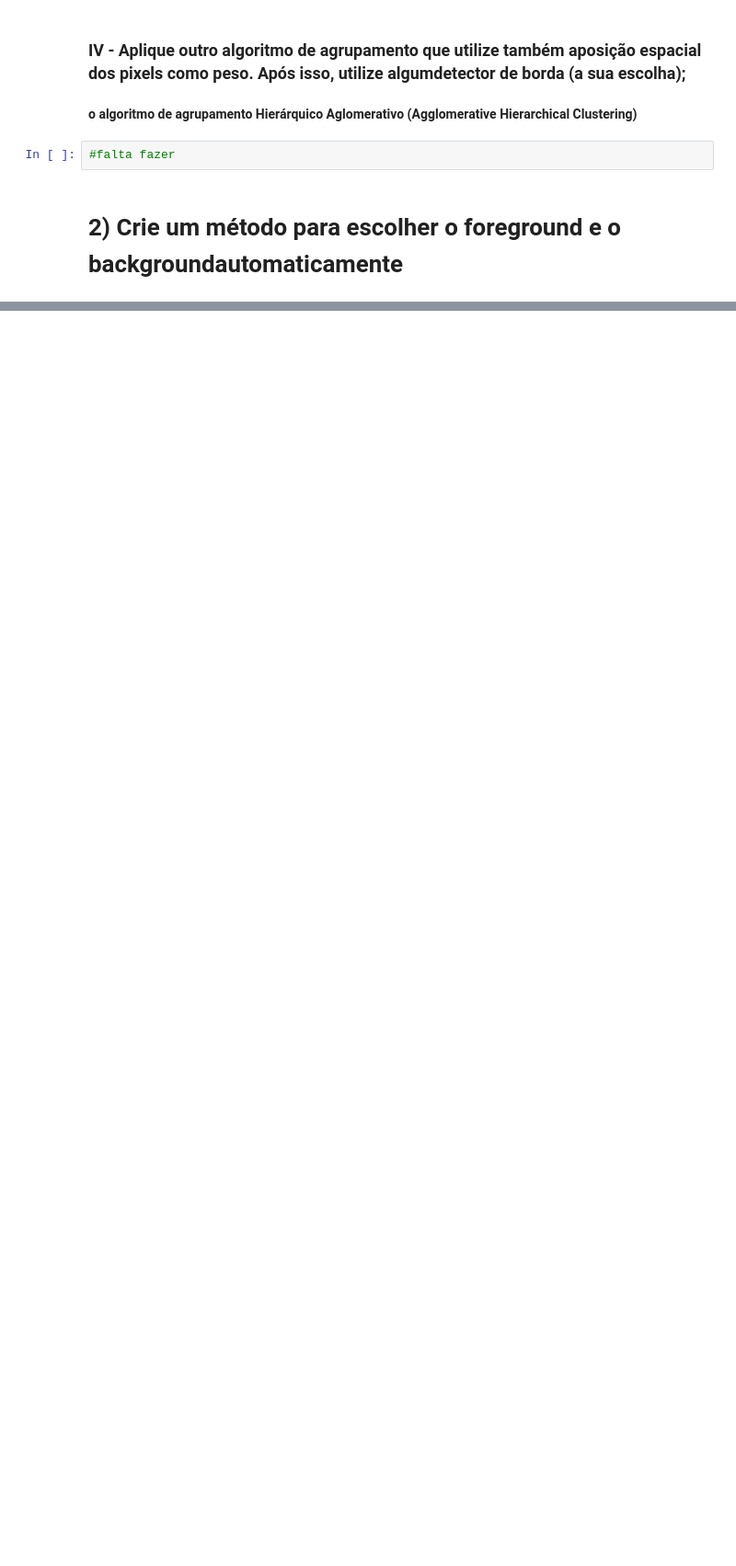
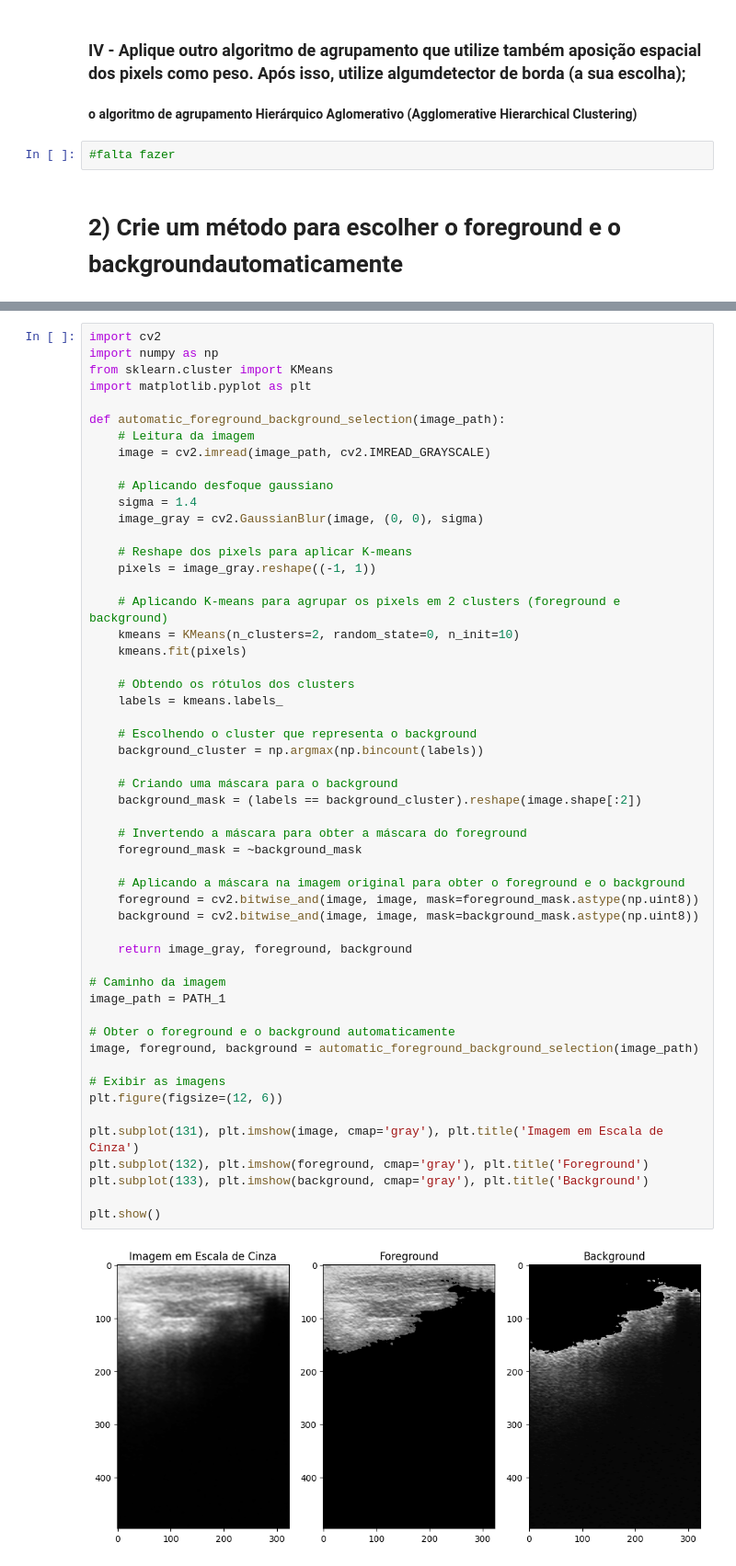
Before and after one commit to mauriciobenjamin700/6_periodo, a Jupyter notebook: CV/Treino/Enviar_6/main.ipynb, the cells around one changed output, grey strips where cells are left out. Shown at 92% size. Cells and saved outputs as stored; diff of their text form; blank space fills up the shorter version.

```diff
--- a/CV/Treino/Enviar_6/main.ipynb
+++ b/CV/Treino/Enviar_6/main.ipynb
@@ -214,0 +250,55 @@ plt.show()
+# %%
+import cv2
+import numpy as np
+from sklearn.cluster import KMeans
+import matplotlib.pyplot as plt
+
+def automatic_foreground_background_selection(image_path):
+    # Leitura da imagem
+    image = cv2.imread(image_path, cv2.IMREAD_GRAYSCALE)
+
+    # Aplicando desfoque gaussiano
+    sigma = 1.4
+    image_gray = cv2.GaussianBlur(image, (0, 0), sigma)
+
+    # Reshape dos pixels para aplicar K-means
+    pixels = image_gray.reshape((-1, 1))
+
+    # Aplicando K-means para agrupar os pixels em 2 clusters (foreground e background)
+    kmeans = KMeans(n_clusters=2, random_state=0, n_init=10)
+    kmeans.fit(pixels)
+
+    # Obtendo os rótulos dos clusters
+    labels = kmeans.labels_
+
+    # Escolhendo o cluster que representa o background
+    background_cluster = np.argmax(np.bincount(labels))
+
+    # Criando uma máscara para o background
+    background_mask = (labels == background_cluster).reshape(image.shape[:2])
+
+    # Invertendo a máscara para obter a máscara do foreground
+    foreground_mask = ~background_mask
+
+    # Aplicando a máscara na imagem original para obter o foreground e o background
+    foreground = cv2.bitwise_and(image, image, mask=foreground_mask.astype(np.uint8))
+    background = cv2.bitwise_and(image, image, mask=background_mask.astype(np.uint8))
+
+    return image_gray, foreground, background
+
+# Caminho da imagem
+image_path = PATH_1
+
+# Obter o foreground e o background automaticamente
+image, foreground, background = automatic_foreground_background_selection(image_path)
+
+# Exibir as imagens
+plt.figure(figsize=(12, 6))
+
+plt.subplot(131), plt.imshow(image, cmap='gray'), plt.title('Imagem em Escala de Cinza')
+plt.subplot(132), plt.imshow(foreground, cmap='gray'), plt.title('Foreground')
+plt.subplot(133), plt.imshow(background, cmap='gray'), plt.title('Background')
+
+plt.show()
+# %% [output]
+[figure, added]
```
Also changed, not shown: parts of 8 cells of this notebook, 7 other files.
